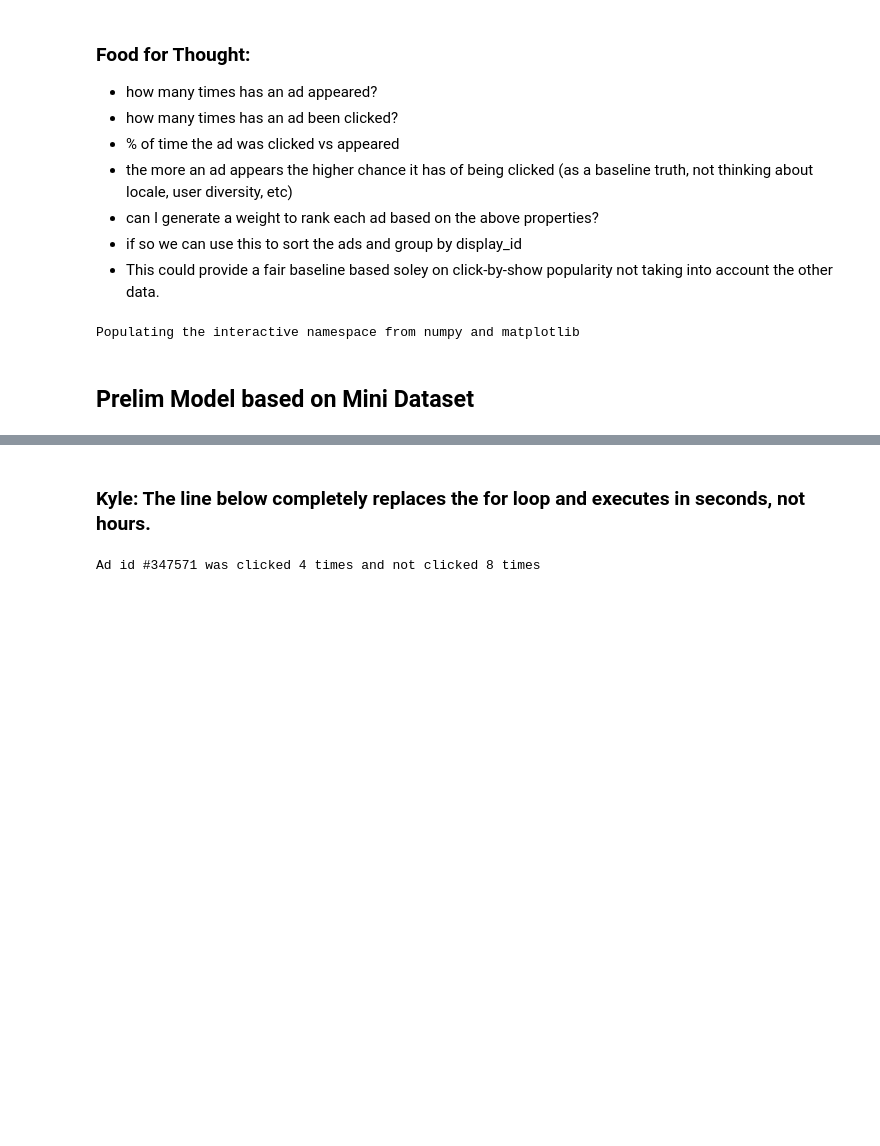
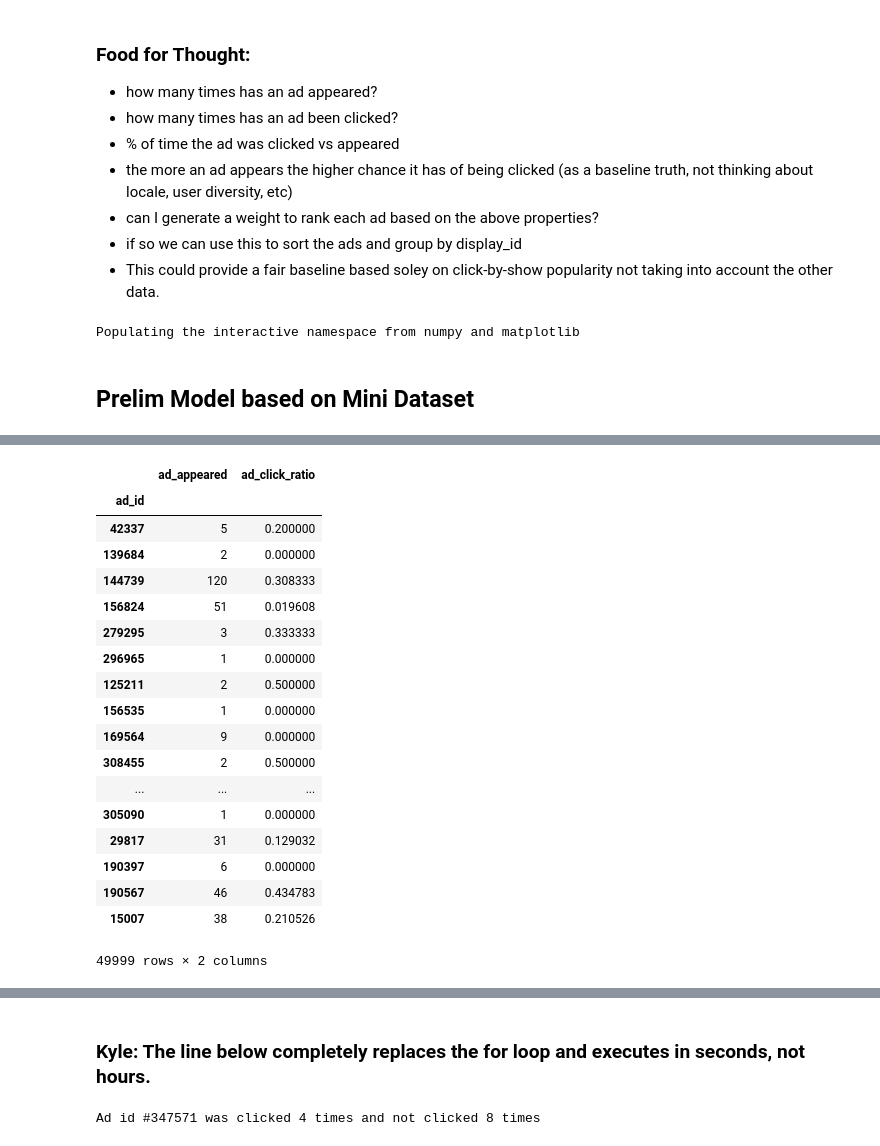
Before and after one commit to jason9263/kaggle_outbrain, a Jupyter notebook: prelim_model.ipynb, the cells around one changed output, grey strips where cells are left out. Drawn from its saved outputs; the diff is of its cells as text; code cells hidden in the pictures; blank space fills up the shorter version.

```diff
--- a/prelim_model.ipynb
+++ b/prelim_model.ipynb
@@ -54,0 +82,26 @@ NameError: name 'mini_train' is not defined
+# %%
+#simple reshaping of DF, could possibly be rolled into the above operation along with the bottom to_dict()
+mini_train_copy = mini_train_copy.drop(['display_id', 'clicked'], axis=1)
+mini_train_copy = mini_train_copy.set_index(['ad_id'])
+
+mini_train_copy
+# %% [output]
+|  | ad_appeared | ad_click_ratio |
+| ad_id |  |  |
+| 42337 | 5 | 0.200000 |
+| 139684 | 2 | 0.000000 |
+| 144739 | 120 | 0.308333 |
+| 156824 | 51 | 0.019608 |
+| 279295 | 3 | 0.333333 |
+| 296965 | 1 | 0.000000 |
+| 125211 | 2 | 0.500000 |
+| 156535 | 1 | 0.000000 |
+| 169564 | 9 | 0.000000 |
+| 308455 | 2 | 0.500000 |
+| ... | ... | ... |
+| 305090 | 1 | 0.000000 |
+| 29817 | 31 | 0.129032 |
+| 190397 | 6 | 0.000000 |
+| 190567 | 46 | 0.434783 |
+| 15007 | 38 | 0.210526 |
+49999 rows × 2 columns
```
Also changed, not shown: parts of 16 cells of this notebook.
